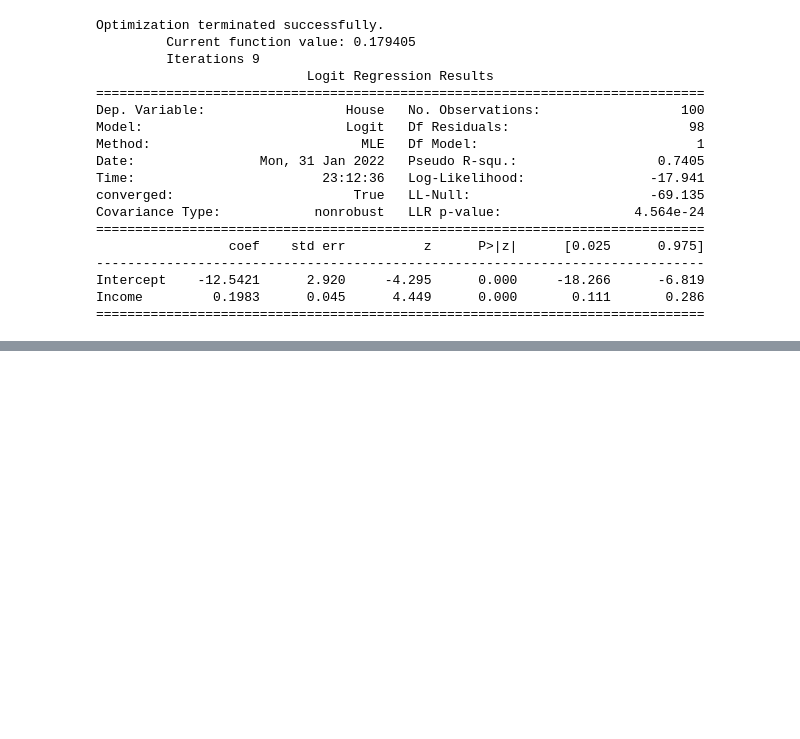
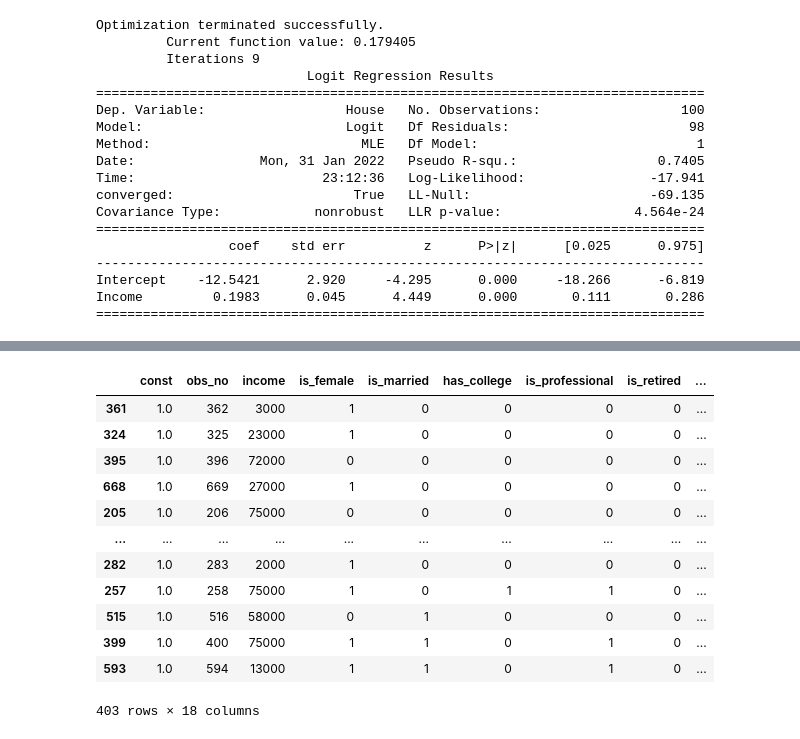
Before and after one commit to RainyHeaven/data_analytics, a Jupyter notebook: 제06장 로지스틱 회귀 분석/Logistic Regression.ipynb, the cells around one changed output, grey strips where cells are left out. Cells and saved outputs as stored; diff of their text form; code cells hidden in the pictures; blank space fills up the shorter version.

```diff
--- a/제06장 로지스틱 회귀 분석/Logistic Regression.ipynb
+++ b/제06장 로지스틱 회귀 분석/Logistic Regression.ipynb
@@ -183,0 +306,22 @@ plt.show()
+# %%
+i = 1
+X = kid.drop('buy', axis=1)
+y = kid.buy
+X_train, X_test, y_train, y_test = train_test_split(X, y, test_size=0.4, stratify=y, random_state=i)
+X_test, X_val, y_test, y_val = train_test_split(X_test, y_test, test_size=0.5, stratify=y_test, random_state=i)
+# %%
+sm.add_constant(X_train)
+# %% [output]
+|  | const | obs_no | income | is_female | is_married | has_college | is_professional | is_retired | ... |
+| 361 | 1.0 | 362 | 3000 | 1 | 0 | 0 | 0 | 0 | ... |
+| 324 | 1.0 | 325 | 23000 | 1 | 0 | 0 | 0 | 0 | ... |
+| 395 | 1.0 | 396 | 72000 | 0 | 0 | 0 | 0 | 0 | ... |
+| 668 | 1.0 | 669 | 27000 | 1 | 0 | 0 | 0 | 0 | ... |
+| 205 | 1.0 | 206 | 75000 | 0 | 0 | 0 | 0 | 0 | ... |
+| ... | ... | ... | ... | ... | ... | ... | ... | ... | ... |
+| 282 | 1.0 | 283 | 2000 | 1 | 0 | 0 | 0 | 0 | ... |
+| 257 | 1.0 | 258 | 75000 | 1 | 0 | 1 | 1 | 0 | ... |
+| 515 | 1.0 | 516 | 58000 | 0 | 1 | 0 | 0 | 0 | ... |
+| 399 | 1.0 | 400 | 75000 | 1 | 1 | 0 | 1 | 0 | ... |
+| 593 | 1.0 | 594 | 13000 | 1 | 1 | 0 | 1 | 0 | ... |
+403 rows × 18 columns
```
Also changed, not shown: parts of 49 cells of this notebook, 1 other file.
